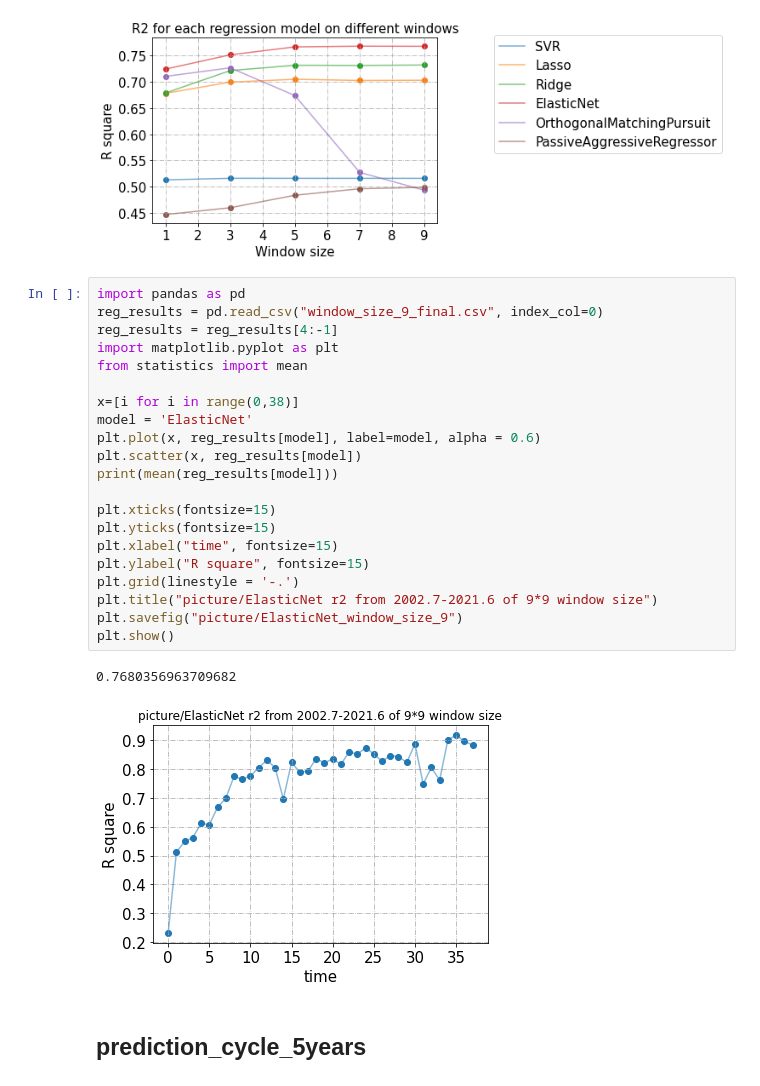
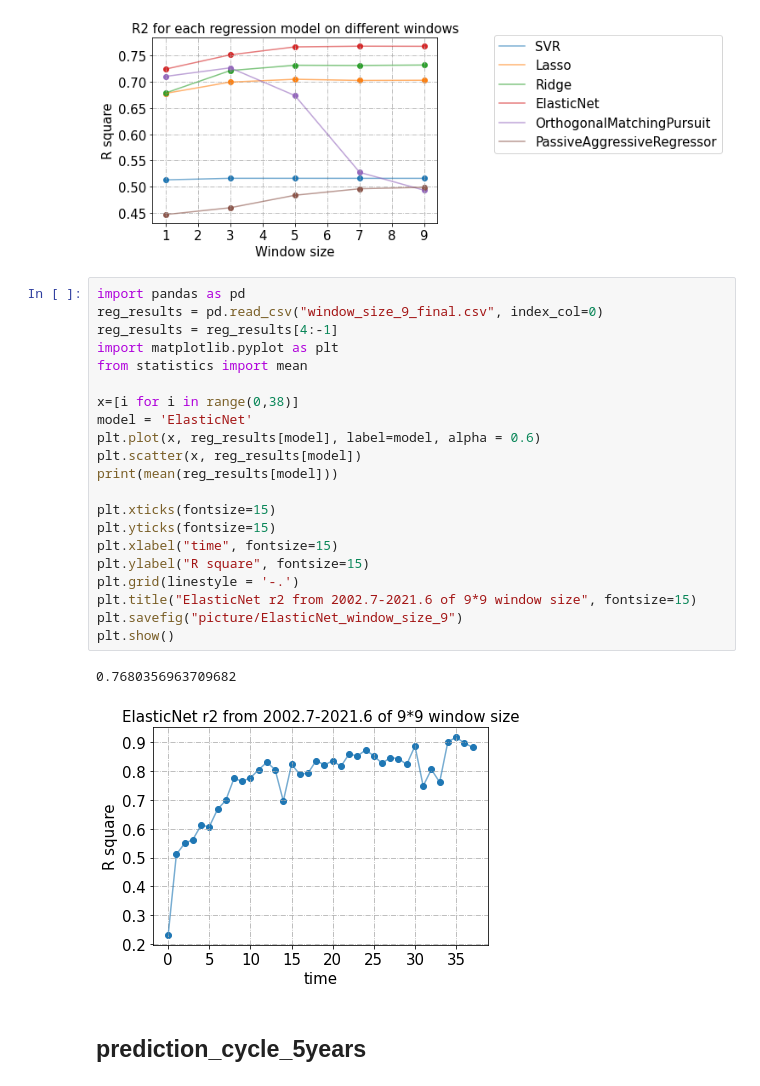
Before and after one commit to jiashenggu/ai_in_bio, a Jupyter notebook: pubmed_figure_2022.ipynb, the cells around one changed output. Saved outputs shown, nothing was run; the diff lists cells and outputs as text.

Commit message:
fontsize

```diff
--- a/pubmed_figure_2022.ipynb
+++ b/pubmed_figure_2022.ipynb
@@ -42,27 +42,27 @@ plt.savefig("picture/models_R2_windows_size.pdf")
 # %%
 import pandas as pd
 reg_results = pd.read_csv("window_size_9_final.csv", index_col=0)
 reg_results = reg_results[4:-1]
 import matplotlib.pyplot as plt
 from statistics import mean
 
 x=[i for i in range(0,38)]
 model = 'ElasticNet'
 plt.plot(x, reg_results[model], label=model, alpha = 0.6)
 plt.scatter(x, reg_results[model])
 print(mean(reg_results[model]))
 
 plt.xticks(fontsize=15)
 plt.yticks(fontsize=15)
 plt.xlabel("time", fontsize=15)
 plt.ylabel("R square", fontsize=15)
 plt.grid(linestyle = '-.')
-plt.title("picture/ElasticNet r2 from 2002.7-2021.6 of 9*9 window size")
+plt.title("ElasticNet r2 from 2002.7-2021.6 of 9*9 window size", fontsize=15)
 plt.savefig("picture/ElasticNet_window_size_9")
 plt.show()
 # %% [output]
 0.7680356963709682
-[figure, old version]
+[figure, new version]
 # %% [markdown]
 ## prediction_cycle_5years
 # %%
```
Also changed, not shown: 1 other file.
